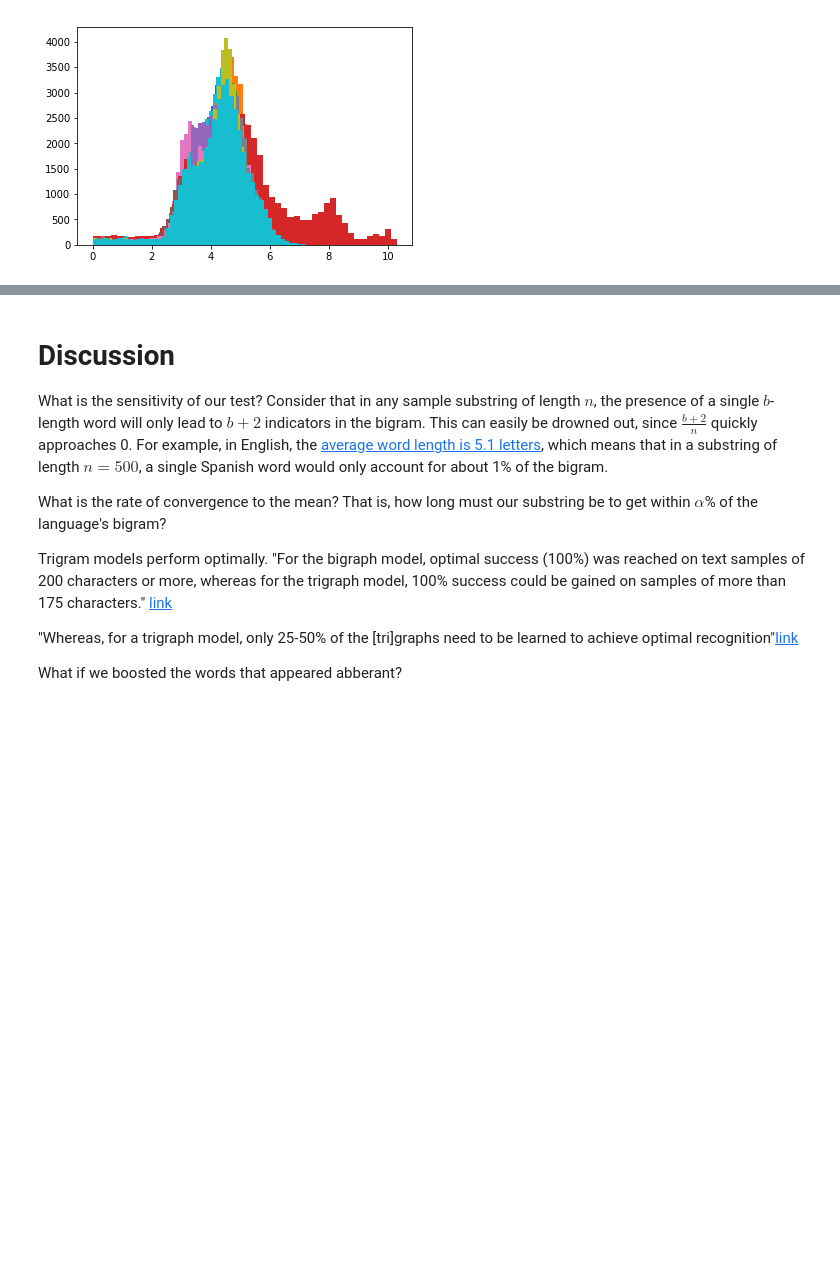
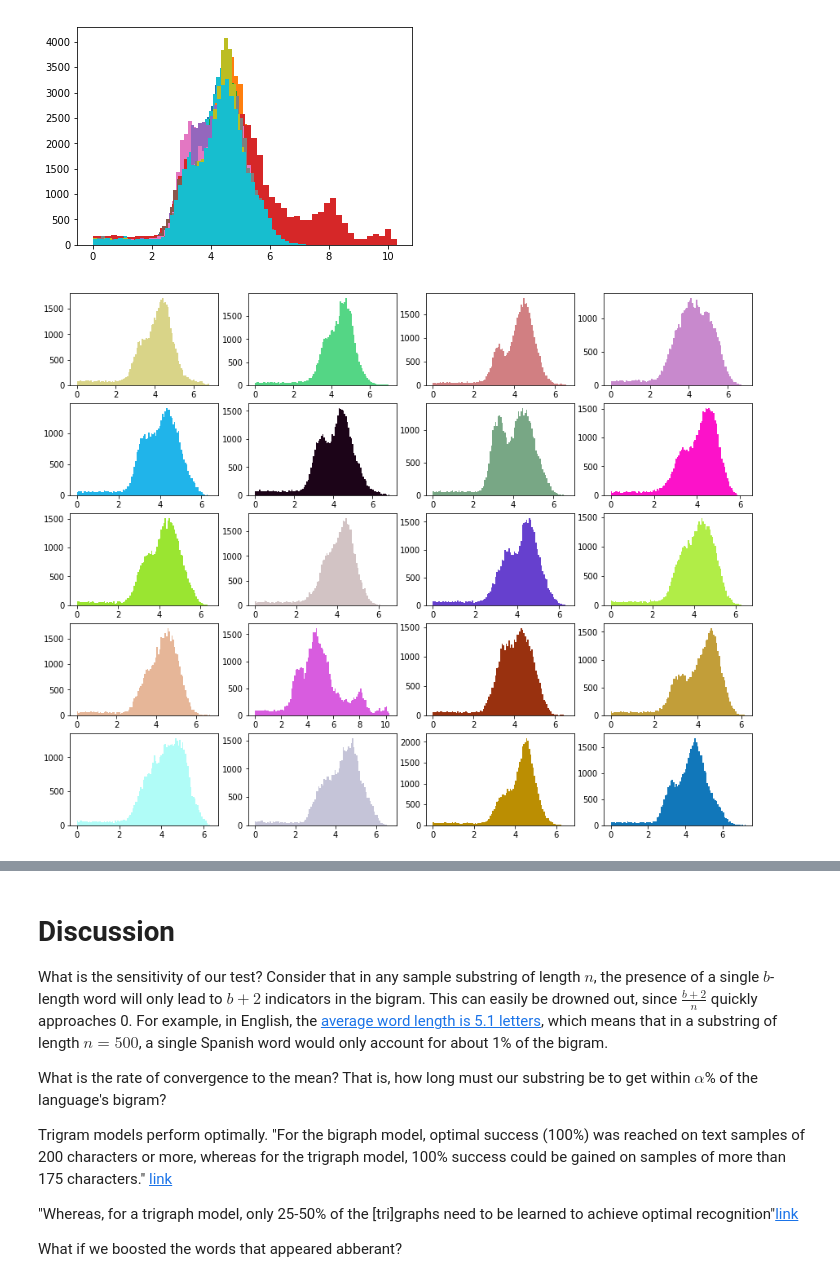
Before and after one commit to bkitano/voynich, a Jupyter notebook: Voynich Language Analysis.ipynb, the cells around one changed output, grey strips where cells are left out. Drawn from its saved outputs; the diff is of its cells as text; code cells hidden in the pictures; blank space fills up the shorter version.

```diff
--- a/Voynich Language Analysis.ipynb
+++ b/Voynich Language Analysis.ipynb
@@ -909,8 +923,10 @@ Sample 299: tionnel à légard dun amendement précisant que tous les pays devra
 # %%
 cols = 4
 f, axarr = plt.subplots(5, cols, figsize=(15,12)) # 5 rows, 4 cols for 20 doc histograms in corpus
 for i in range(D3_a.shape[0]): # for each document
     coor = index_to_coord(i, cols)
     color = list(np.random.rand(3))
-    axarr[coor[0], coor[1]].hist(D3_a[i], bins=75, color = color) # can go as high as 300 bins
+    axarr[coor[0], coor[1]].hist(D3_a[i], bins=100, color = color) # can go as high as 300 bins
+# %% [output]
+[figure, added]
 # %% [markdown]
```
Also changed, not shown: parts of 23 cells of this notebook.
